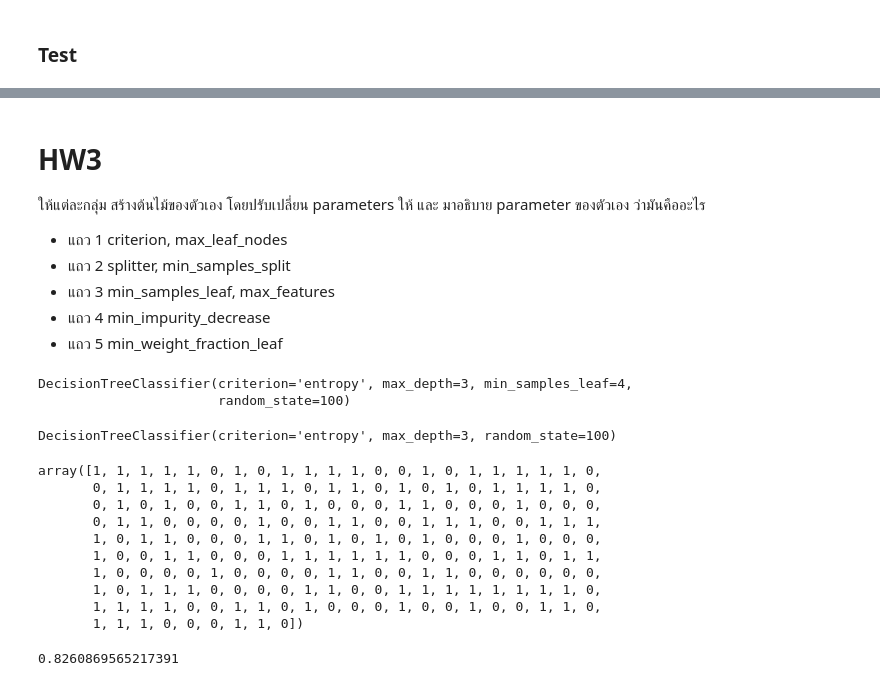
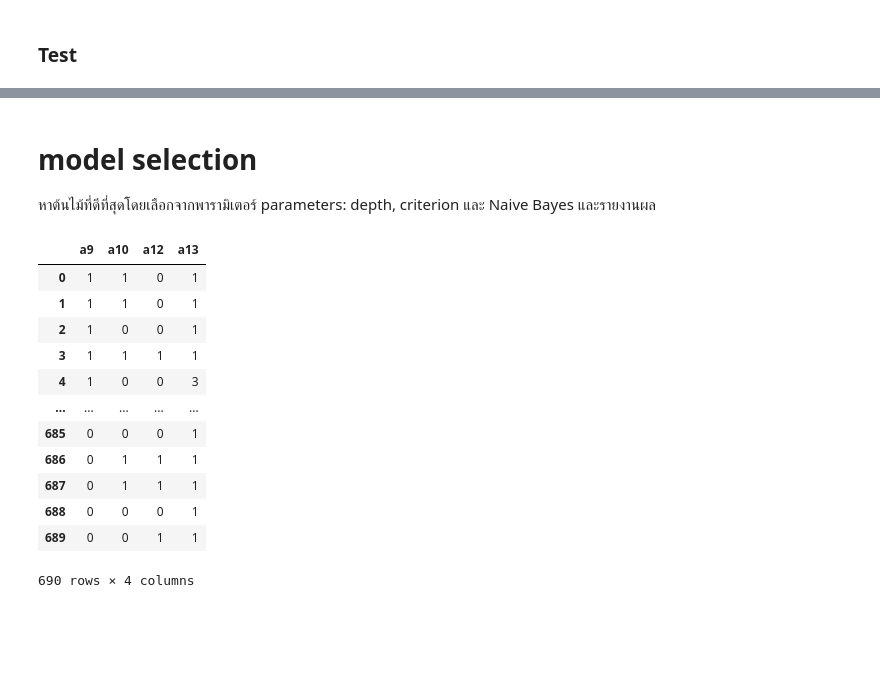
Before and after one commit to lapatradaa/BSC_DPDM23, a Jupyter notebook: Classification.ipynb, the cells around one changed output, grey strips where cells are left out. Drawn from its saved outputs; the diff is of its cells as text; code cells hidden in the pictures; blank space fills up the shorter version.

```diff
--- a/Classification.ipynb
+++ b/Classification.ipynb
@@ -282,9 +267,0 @@ accuracy_score(y_test, y_predict2)
-# %% [markdown]
-# HW3
-ให้แต่ละกลุ่ม สร้างต้นไม้ของตัวเอง โดยปรับเปลี่ยน parameters ให้ และ มาอธิบาย parameter ของตัวเอง ว่ามันคืออะไร
-
-- แถว 1 criterion, max_leaf_nodes
-- แถว 2 splitter, min_samples_split
-- แถว 3 min_samples_leaf, max_features
-- แถว 4 min_impurity_decrease
-- แถว 5 min_weight_fraction_leaf
@@ -300,0 +268,3 @@ col_name = ['a1','a2','a3','a4','a5','a6','a7','a8',
+# %% [markdown]
+# model selection
+หาต้นไม้ที่ดีที่สุดโดยเลือกจากพารามิเตอร์ parameters: depth, criterion และ Naive Bayes และรายงานผล
@@ -301,4 +273,20 @@ col_name = ['a1','a2','a3','a4','a5','a6','a7','a8',
 # %%
-X = credit.values[:,:-1]
-Y = credit.values[:,-1]
+x_credit = credit.iloc[:,:-1]
+y_credit = credit.iloc[:,-1]
+# %%
+x_credit
+# %% [output]
+|  | a9 | a10 | a12 | a13 |
+| 0 | 1 | 1 | 0 | 1 |
+| 1 | 1 | 1 | 0 | 1 |
+| 2 | 1 | 0 | 0 | 1 |
+| 3 | 1 | 1 | 1 | 1 |
+| 4 | 1 | 0 | 0 | 3 |
+| ... | ... | ... | ... | ... |
+| 685 | 0 | 0 | 0 | 1 |
+| 686 | 0 | 1 | 1 | 1 |
+| 687 | 0 | 1 | 1 | 1 |
+| 688 | 0 | 0 | 0 | 1 |
+| 689 | 0 | 0 | 1 | 1 |
+690 rows × 4 columns
 # %%
@@ -306,29 +293,0 @@ x_train, x_test, y_train, y_test = train_test_split( X, Y, test_size= 0.3, rando
-# %%
-clf_entropy= DecisionTreeClassifier (criterion = "entropy", random_state= 100,max_depth=3, min_samples_leaf=4)
-clf_entropy.fit (x_train, y_train)
-# %% [output]
-DecisionTreeClassifier(criterion='entropy', max_depth=3, min_samples_leaf=4,
-                       random_state=100)
-# %%
-clf_entropy= DecisionTreeClassifier (criterion = "entropy", random_state= 100,max_depth=3)
-clf_entropy.fit (x_train, y_train)
-# %% [output]
-DecisionTreeClassifier(criterion='entropy', max_depth=3, random_state=100)
-# %%
-y_pred_en = clf_entropy.predict (x_test)
-y_pred_en
-# %% [output]
-array([1, 1, 1, 1, 1, 0, 1, 0, 1, 1, 1, 1, 0, 0, 1, 0, 1, 1, 1, 1, 1, 0,
-       0, 1, 1, 1, 1, 0, 1, 1, 1, 0, 1, 1, 0, 1, 0, 1, 0, 1, 1, 1, 1, 0,
-       0, 1, 0, 1, 0, 0, 1, 1, 0, 1, 0, 0, 0, 1, 1, 0, 0, 0, 1, 0, 0, 0,
-       0, 1, 1, 0, 0, 0, 0, 1, 0, 0, 1, 1, 0, 0, 1, 1, 1, 0, 0, 1, 1, 1,
-       1, 0, 1, 1, 0, 0, 0, 1, 1, 0, 1, 0, 1, 0, 1, 0, 0, 0, 1, 0, 0, 0,
-       1, 0, 0, 1, 1, 0, 0, 0, 1, 1, 1, 1, 1, 1, 0, 0, 0, 1, 1, 0, 1, 1,
-       1, 0, 0, 0, 0, 1, 0, 0, 0, 0, 1, 1, 0, 0, 1, 1, 0, 0, 0, 0, 0, 0,
-       1, 0, 1, 1, 1, 0, 0, 0, 0, 1, 1, 0, 0, 1, 1, 1, 1, 1, 1, 1, 1, 0,
-       1, 1, 1, 1, 0, 0, 1, 1, 0, 1, 0, 0, 0, 1, 0, 0, 1, 0, 0, 1, 1, 0,
-       1, 1, 1, 0, 0, 0, 1, 1, 0])
-# %%
-accuracy_score(y_test, y_pred_en)
-# %% [output]
-0.8260869565217391
```
Also changed, not shown: parts of 50 cells of this notebook.
